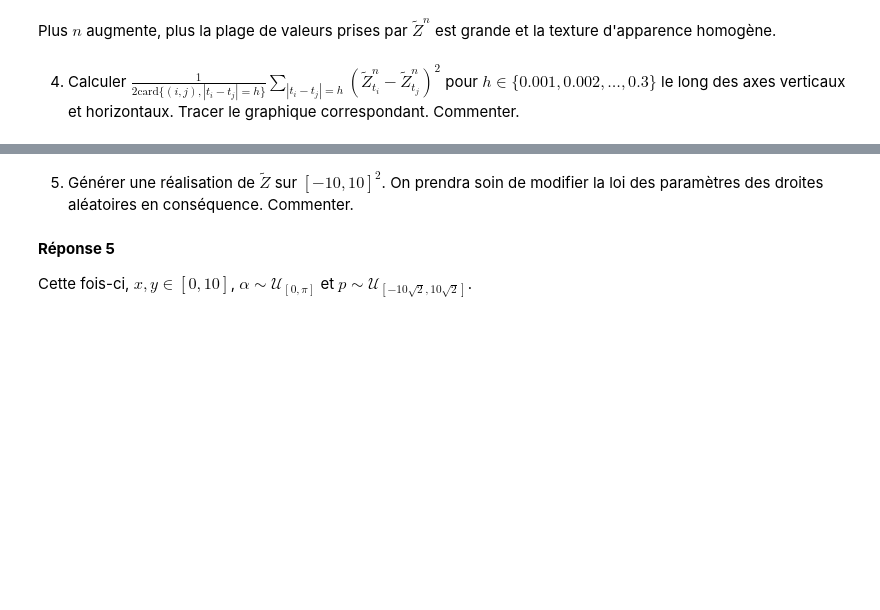
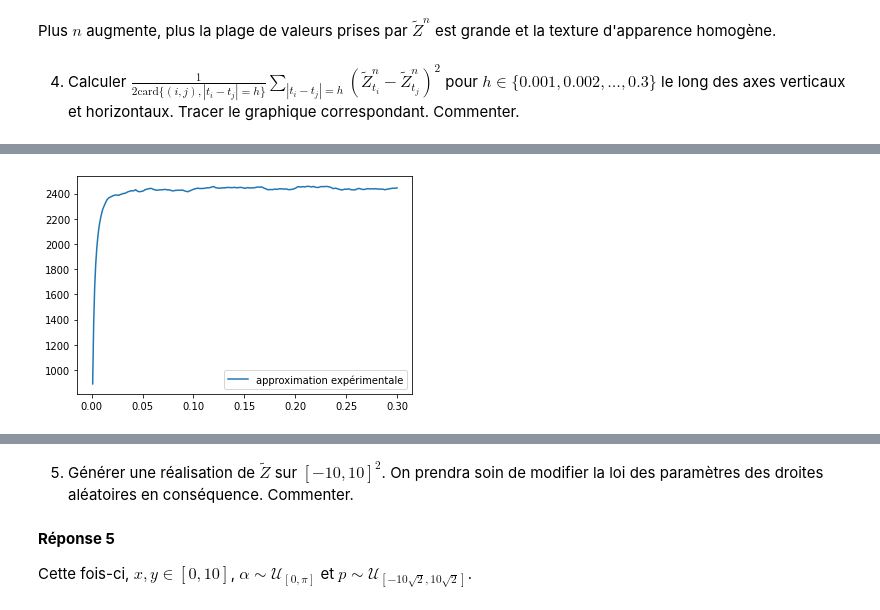
Before and after one commit to gabrielleberrada/projet_num_proba, a Jupyter notebook: Projet_numerique_de_Probabilités_2022 - Berrada - Preneux.ipynb, the cells around one changed output, grey strips where cells are left out. Cells and saved outputs as stored; diff of their text form; code cells hidden in the pictures; blank space fills up the shorter version.

```diff
--- a/Projet_numerique_de_Probabilités_2022 - Berrada - Preneux.ipynb
+++ b/Projet_numerique_de_Probabilités_2022 - Berrada - Preneux.ipynb
@@ -632,0 +616,23 @@ Puis
+# %%
+n = 1_000
+H = np.arange(0.001, 0.301, 0.001)
+
+X, Y = np.meshgrid(np.linspace(-1, 1, n), np.linspace(-1, 1, n))
+Xi = [X_i() for _ in range(n)] # liste des Xi
+Z = generate_Z_list(X, Y, Xi, n, n_grid = n)
+
+Q_data = []
+Q_theoric = 2*H
+
+for h in H:
+    Q = np.zeros((n))
+    for j in range(n):
+        q = 0
+        nh = int(n*h)
+        for i in range(n - nh):
+            q += (Z[i, j] - Z[i + nh, j])**2
+        q /= (n-nh)
+        Q[j] = q
+    Q_data.append(Q.mean())
+# %% [output]
+[figure, added]
```
Also changed, not shown: parts of 7 cells of this notebook.
